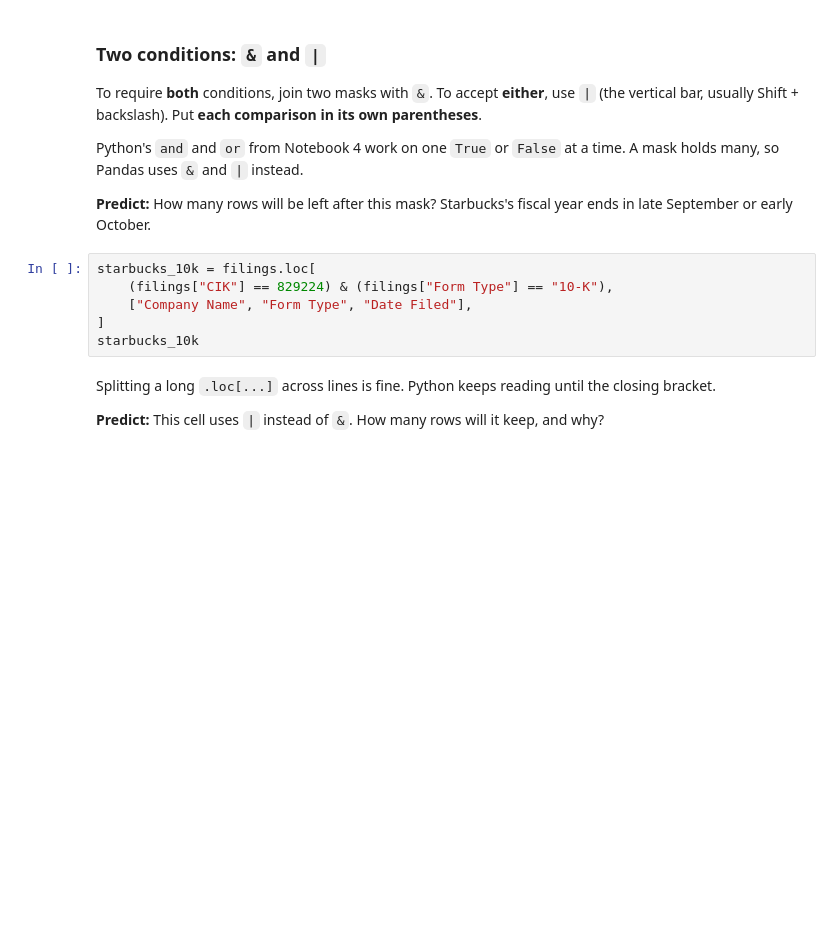
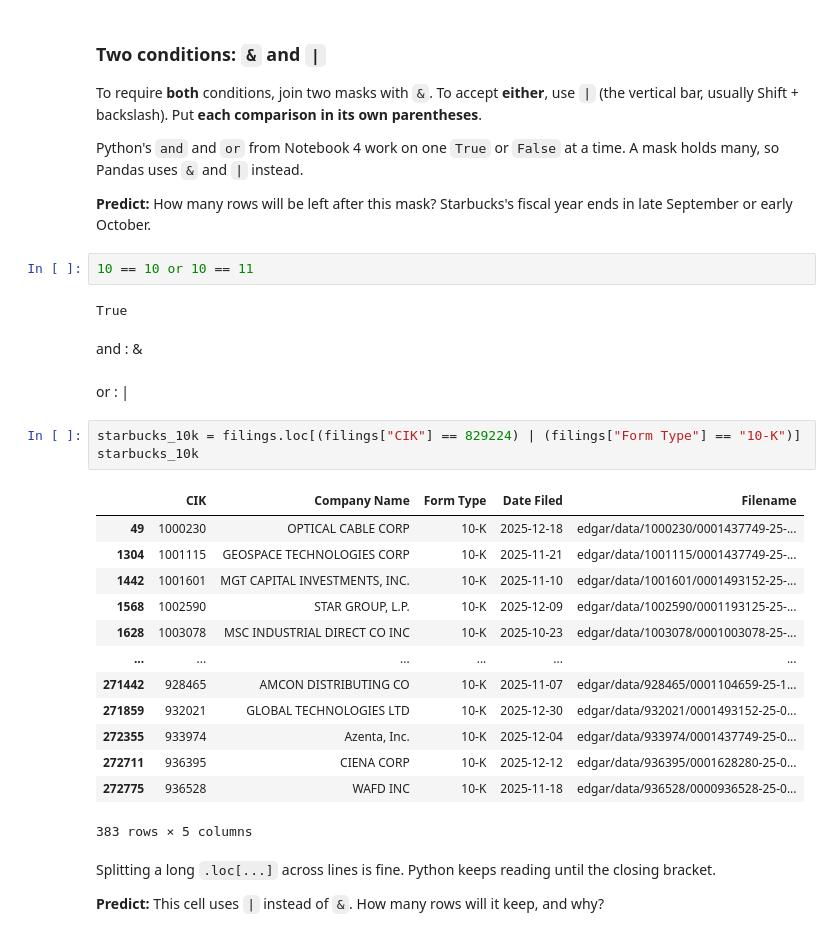
Before and after one commit to njhallman/acc380k-fall-2026, a Jupyter notebook: notebooks/notebook-08/2-00-section.ipynb, the cells around one changed output. Cells and saved outputs as stored; diff of their text form; blank space fills up the shorter version.

```diff
--- a/notebooks/notebook-08/2-00-section.ipynb
+++ b/notebooks/notebook-08/2-00-section.ipynb
@@ -561,12 +792,31 @@ To require **both** conditions, join two masks with `&`. To accept **either**, u
 Python's `and` and `or` from Notebook 4 work on one `True` or `False` at a time. A mask holds many, so Pandas uses `&` and `|` instead.
 
 **Predict:** How many rows will be left after this mask? Starbucks's fiscal year ends in late September or early October.
+# %%
+10 == 10 or 10 == 11
+# %% [output]
+True
+# %% [markdown]
+and : &
+# %% [markdown]
+or : |
 # %%
-starbucks_10k = filings.loc[
-    (filings["CIK"] == 829224) & (filings["Form Type"] == "10-K"),
-    ["Company Name", "Form Type", "Date Filed"],
-]
+starbucks_10k = filings.loc[(filings["CIK"] == 829224) | (filings["Form Type"] == "10-K")]
 starbucks_10k
+# %% [output]
+|  | CIK | Company Name | Form Type | Date Filed | Filename |
+| 49 | 1000230 | OPTICAL CABLE CORP | 10-K | 2025-12-18 | edgar/data/1000230/0001437749-25-... |
+| 1304 | 1001115 | GEOSPACE TECHNOLOGIES CORP | 10-K | 2025-11-21 | edgar/data/1001115/0001437749-25-... |
+| 1442 | 1001601 | MGT CAPITAL INVESTMENTS, INC. | 10-K | 2025-11-10 | edgar/data/1001601/0001493152-25-... |
+| 1568 | 1002590 | STAR GROUP, L.P. | 10-K | 2025-12-09 | edgar/data/1002590/0001193125-25-... |
+| 1628 | 1003078 | MSC INDUSTRIAL DIRECT CO INC | 10-K | 2025-10-23 | edgar/data/1003078/0001003078-25-... |
+| ... | ... | ... | ... | ... | ... |
+| 271442 | 928465 | AMCON DISTRIBUTING CO | 10-K | 2025-11-07 | edgar/data/928465/0001104659-25-1... |
+| 271859 | 932021 | GLOBAL TECHNOLOGIES LTD | 10-K | 2025-12-30 | edgar/data/932021/0001493152-25-0... |
+| 272355 | 933974 | Azenta, Inc. | 10-K | 2025-12-04 | edgar/data/933974/0001437749-25-0... |
+| 272711 | 936395 | CIENA CORP | 10-K | 2025-12-12 | edgar/data/936395/0001628280-25-0... |
+| 272775 | 936528 | WAFD INC | 10-K | 2025-11-18 | edgar/data/936528/0000936528-25-0... |
+383 rows × 5 columns
 # %% [markdown]
 Splitting a long `.loc[...]` across lines is fine. Python keeps reading until the closing bracket.
 
```
Also changed, not shown: parts of 46 cells of this notebook.
